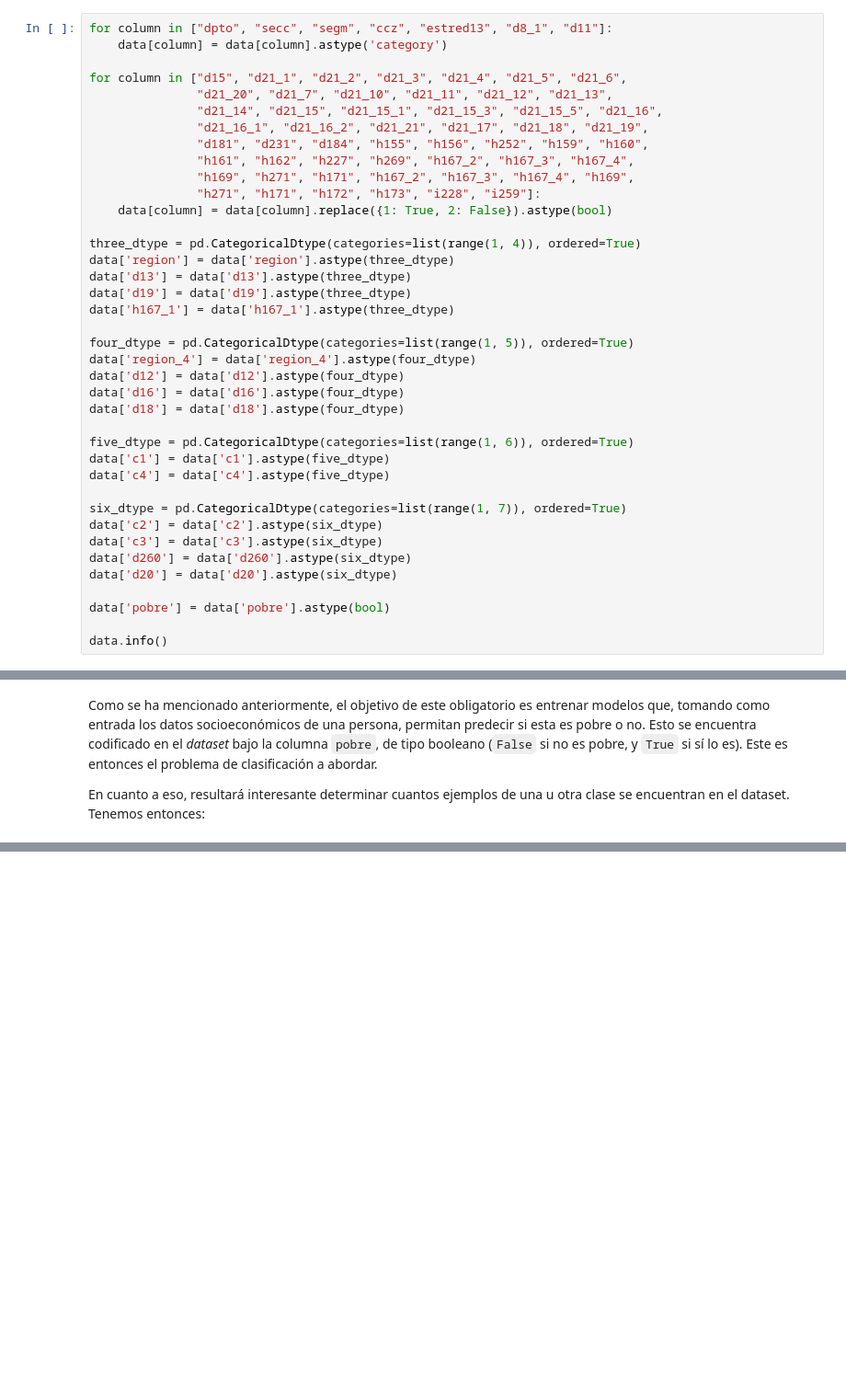
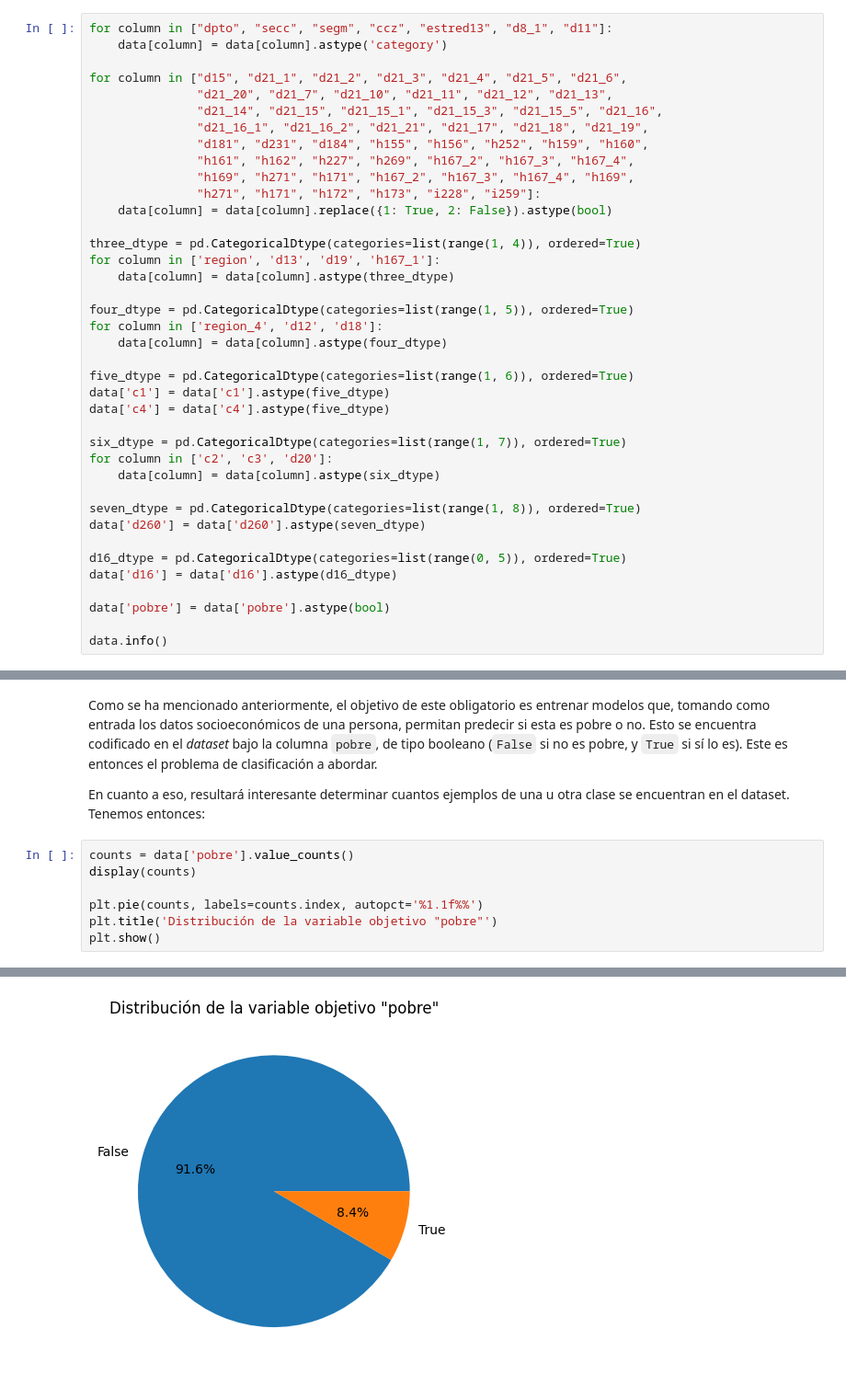
Before and after one commit to sebassu/tecnicas-machine-learning, a Jupyter notebook: obligatorio/obligatorio.ipynb, the cells around one changed output, grey strips where cells are left out. Shown at 92% size. Saved outputs shown, nothing was run; the diff lists cells and outputs as text; blank space fills up the shorter version.

```diff
--- a/obligatorio/obligatorio.ipynb
+++ b/obligatorio/obligatorio.ipynb
@@ -112,26 +129,26 @@ for column in ["d15", "d21_1", "d21_2", "d21_3", "d21_4", "d21_5", "d21_6",
     data[column] = data[column].replace({1: True, 2: False}).astype(bool)
 
 three_dtype = pd.CategoricalDtype(categories=list(range(1, 4)), ordered=True)
-data['region'] = data['region'].astype(three_dtype)
-data['d13'] = data['d13'].astype(three_dtype)
-data['d19'] = data['d19'].astype(three_dtype)
-data['h167_1'] = data['h167_1'].astype(three_dtype)
+for column in ['region', 'd13', 'd19', 'h167_1']:
+    data[column] = data[column].astype(three_dtype)
 
 four_dtype = pd.CategoricalDtype(categories=list(range(1, 5)), ordered=True)
-data['region_4'] = data['region_4'].astype(four_dtype)
-data['d12'] = data['d12'].astype(four_dtype)
-data['d16'] = data['d16'].astype(four_dtype)
-data['d18'] = data['d18'].astype(four_dtype)
+for column in ['region_4', 'd12', 'd18']:
+    data[column] = data[column].astype(four_dtype)
 
 five_dtype = pd.CategoricalDtype(categories=list(range(1, 6)), ordered=True)
 data['c1'] = data['c1'].astype(five_dtype)
 data['c4'] = data['c4'].astype(five_dtype)
 
 six_dtype = pd.CategoricalDtype(categories=list(range(1, 7)), ordered=True)
-data['c2'] = data['c2'].astype(six_dtype)
-data['c3'] = data['c3'].astype(six_dtype)
-data['d260'] = data['d260'].astype(six_dtype)
-data['d20'] = data['d20'].astype(six_dtype)
+for column in ['c2', 'c3', 'd20']:
+    data[column] = data[column].astype(six_dtype)
+
+seven_dtype = pd.CategoricalDtype(categories=list(range(1, 8)), ordered=True)
+data['d260'] = data['d260'].astype(seven_dtype)
+
+d16_dtype = pd.CategoricalDtype(categories=list(range(0, 5)), ordered=True)
+data['d16'] = data['d16'].astype(d16_dtype)
 
 data['pobre'] = data['pobre'].astype(bool)
 
@@ -176,3 +195,11 @@ _dataset_ bajo la columna `pobre`, de tipo booleano (`False` si no es pobre, y
 
 En cuanto a eso, resultará interesante determinar cuantos ejemplos de una u otra
 clase se encuentran en el dataset. Tenemos entonces:
+# %%
+counts = data['pobre'].value_counts()
+display(counts)
+
+plt.pie(counts, labels=counts.index, autopct='%1.1f%%')
+plt.title('Distribución de la variable objetivo "pobre"')
+plt.show()
+# %% [output]
@@ -178,0 +210 @@ clase se encuentran en el dataset. Tenemos entonces:
+[figure, added]
```
Also changed, not shown: parts of 31 cells of this notebook.
